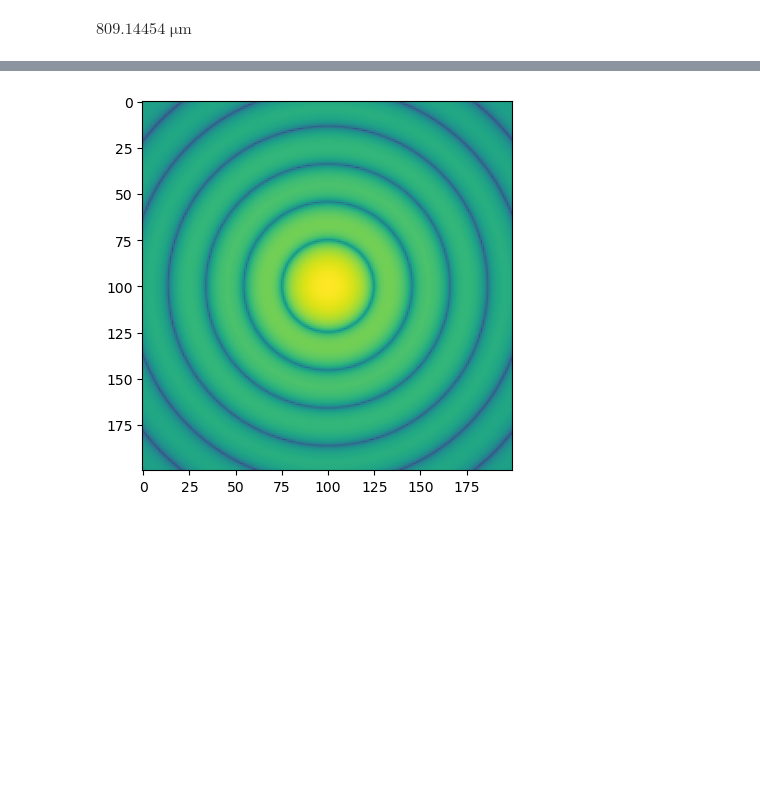
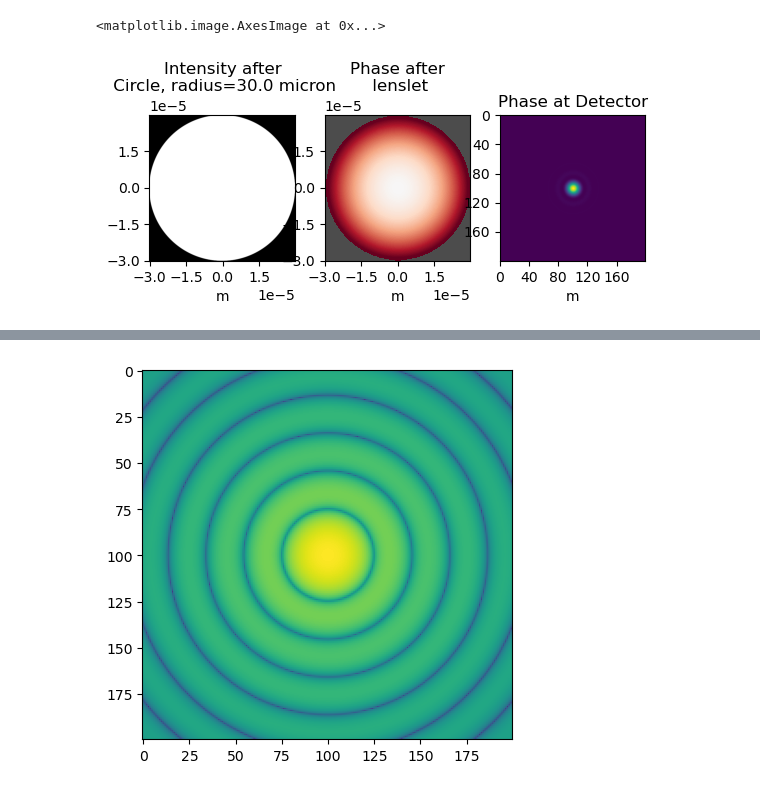
Before and after one commit to mwanakijiji/glint_misc, a Jupyter notebook: notebooks/fresnel_troubleshooting.ipynb, the cells around one changed output, grey strips where cells are left out. Drawn from its saved outputs; the diff is of its cells as text; code cells hidden in the pictures; blank space fills up the shorter version.

```diff
--- a/notebooks/fresnel_troubleshooting.ipynb
+++ b/notebooks/fresnel_troubleshooting.ipynb
@@ -300,4 +262,21 @@ Waveguide mode pixel shape: (200, 200)
 # %%
-z
+diam_lenslet = 60 * u.micron
+f_lens_substr = 500 * u.micron
+scale_wg = 1 * u.micron/u.pixel
+wavel_substr = 1.55 * u.micron
+
+z=500 * u.micron + wavel_substr
+
+opt_sys = poppy.FresnelOpticalSystem(pupil_diameter=diam_lenslet, npix=512, beam_ratio=0.25)
+ap = poppy.CircularAperture(radius=0.5 * diam_lenslet)
+m1 = poppy.QuadraticLens(f_lens=f_lens_substr, name='lenslet')
+
+opt_sys.add_optic(ap, distance=0 * u.micron)
+opt_sys.add_optic(m1, distance=0 * u.micron)
+
+opt_sys.add_detector(pixelscale=scale_wg, fov_pixels=200, distance=z)
+psf, waves = opt_sys.calc_psf(wavelength=wavel_substr, display_intermediates=True, return_intermediates=True)
+plt.imshow(psf[0].data)
 # %% [output]
-$809.14454 \; \mathrm{\mu m}$
+<matplotlib.image.AxesImage at 0x...>
+[figure, added]
```
Also changed, not shown: parts of 23 cells of this notebook, 2 other files.
